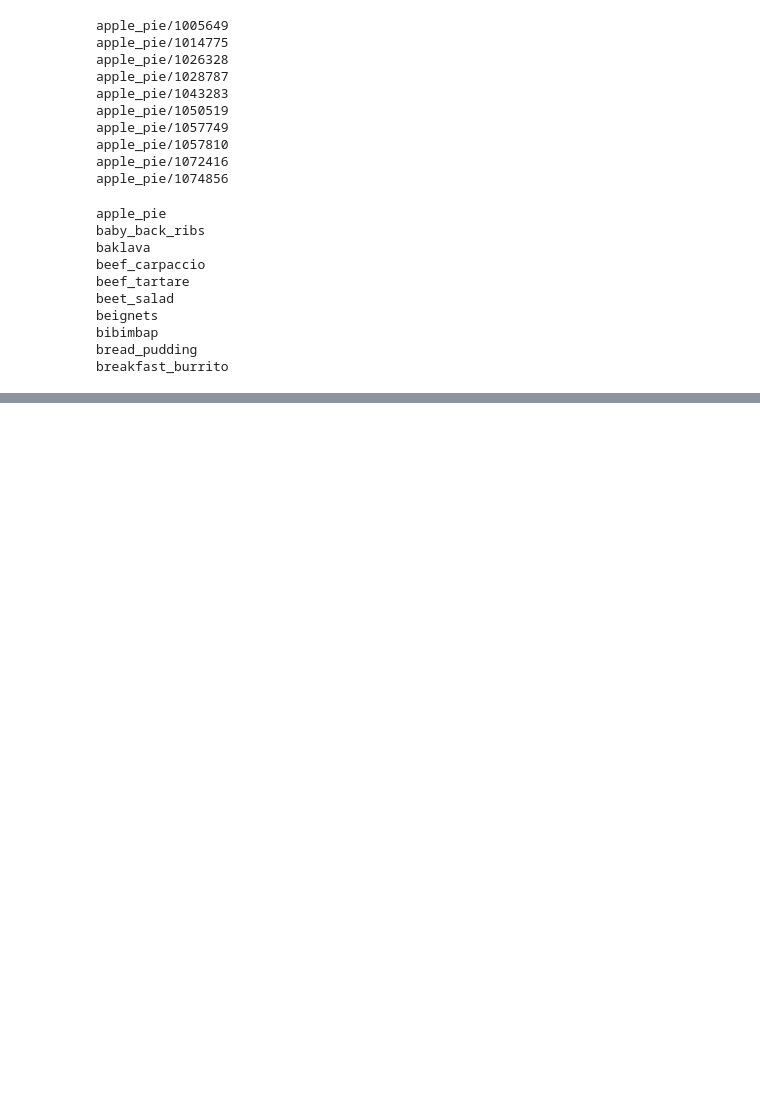
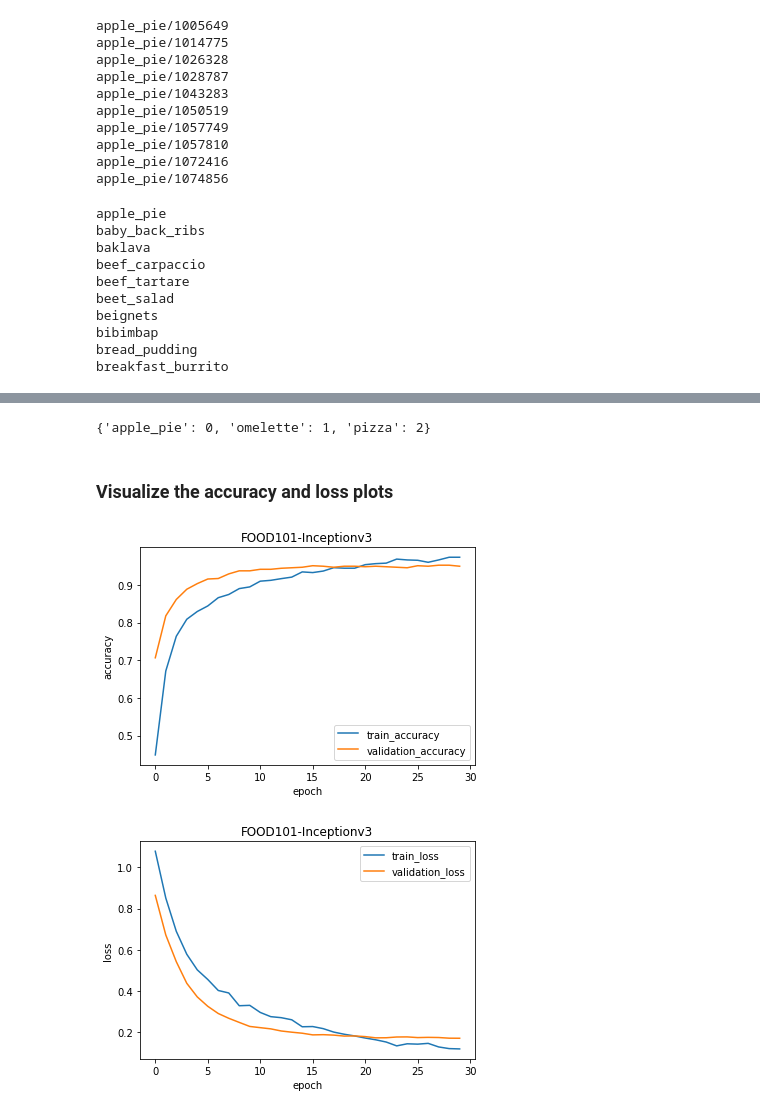
Before and after one commit to jkworldchampion/Todays_Menu, a Jupyter notebook: apply_image_recognize.ipynb, the cells around one changed output, grey strips where cells are left out. Cells and saved outputs as stored; diff of their text form; code cells hidden in the pictures; blank space fills up the shorter version.

```diff
--- a/apply_image_recognize.ipynb
+++ b/apply_image_recognize.ipynb
@@ -159,0 +400,30 @@ prepare_data('/kaggle/input/food-101/food-101/meta/train.txt', '/kaggle/input/fo
+# %%
+class_map_3 = train_generator.class_indices
+class_map_3
+# %% [output]
+{'apple_pie': 0, 'omelette': 1, 'pizza': 2}
+# %% [markdown]
+### Visualize the accuracy and loss plots
+# %%
+def plot_accuracy(history,title):
+    plt.title(title)
+    plt.plot(history.history['accuracy'])  # acc가 아닌 accuracy로 이름이 바뀐듯
+    plt.plot(history.history['val_accuracy']) # 마찮가지
+    plt.ylabel('accuracy')
+    plt.xlabel('epoch')
+    plt.legend(['train_accuracy', 'validation_accuracy'], loc='best')
+    plt.show()
+def plot_loss(history,title):
+    plt.title(title)
+    plt.plot(history.history['loss'])
+    plt.plot(history.history['val_loss'])
+    plt.ylabel('loss')
+    plt.xlabel('epoch')
+    plt.legend(['train_loss', 'validation_loss'], loc='best')
+    plt.show()
+# %%
+plot_accuracy(history,'FOOD101-Inceptionv3')
+plot_loss(history,'FOOD101-Inceptionv3')
+# %% [output]
+[figure, added]
+[figure, added]
```
Also changed, not shown: parts of 31 cells of this notebook.
